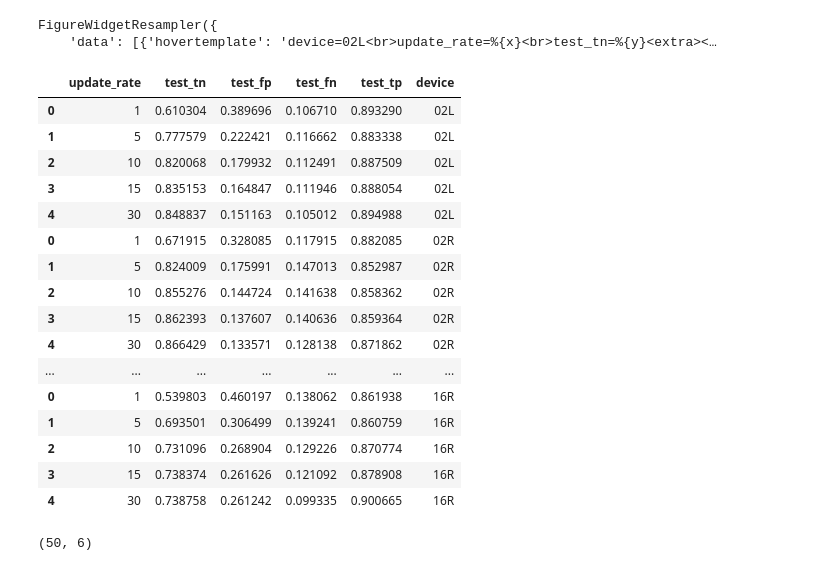
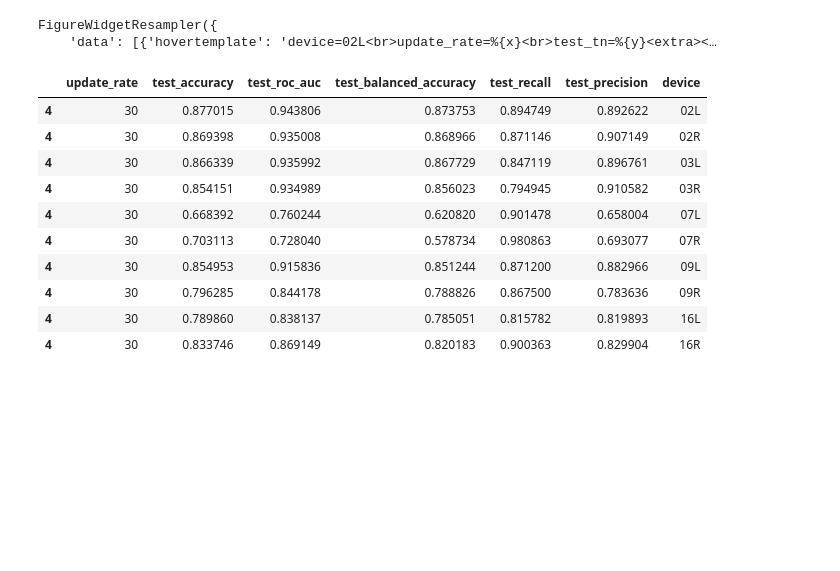
Before and after one commit to claysmyth/LittleStarr, a Jupyter notebook: notebooks/device_feature_sel_and_class_playground.ipynb, the cells around one changed output. Cells and saved outputs as stored; diff of their text form; code cells hidden in the pictures; blank space fills up the shorter version.

```diff
--- a/notebooks/device_feature_sel_and_class_playground.ipynb
+++ b/notebooks/device_feature_sel_and_class_playground.ipynb
@@ -247,7 +321,0 @@ shape: (5, 15)
-# %%
-device = '02L'
-sessions = df_grouped.select('SessionIdentity').unique().to_dict(as_series=False)['SessionIdentity']
-settings = get_settings_for_pb_calcs(device, con, sessions, 'SessionIdentity')
-print(settings)
-gains = get_gains_from_settings_dict(settings, sessions, 'SessionIdentity', device, con)
-print(gains)
@@ -430,18 +321,0 @@ df_grouped.height
-# %%
-# Expand FFT list into columns, then plot in long-form with Altair
-start = 2
-length = 118
-
-for i in ['BG', 'key2', 'key3']:
-    df_pd = (df_grouped.select([
-        pl.col('fft_' + i).arr.slice(start, length).arr.to_struct()
-    ]
-    ).unnest('fft_' + i)
-        .melt(
-        value_vars=pl.select(pl.col(('^field.*$')))
-    )
-    ).to_pandas()
-
-    sns.boxplot(data=df_pd, x='variable', y='value', orient='v', showfliers=False)
-    plt.show()
-    # Something seems odd at the higher powerbands, all 0 with no variance?.. verify with embedded calculation with both DF grouping methods
@@ -748,8 +985,13 @@ def confusion_matrix_scorer(clf, X, y):
 # %%
+%%time
+
+# NOTE: O7 gets bad results because Powerband values were switched in some sessions... need to exclude those sessions for realistic classification results
 update_rates = [1, 5, 10, 15, 30]
 devices = ['02L', '02R', '03L', '03R', '07L', '07R', '09L', '09R', '16L', '16R']
+#devices = ['02L', '02R']
 sleep_stage_mapping = {2: 1, 3: 1, 4: 0, 5: 0, 6: 0}
-repeat_cv = False
+repeat_cv = False # For just calculating accuracy
+np.random.seed(seed=1)
 
 for i, device in enumerate(devices):
    print(device)
@@ -757,8 +999,11 @@ for i, device in enumerate(devices):
       scores = []
       scores_var = []
    else:
-      cv_results = {'test_tn': [], 'test_fp': [], 'test_fn': [], 'test_tp': []}
+      #cv_results = {'test_tn': [], 'test_fp': [], 'test_fn': [], 'test_tp': []}
+      #cv_results = {'test_accuracy': [], 'test_auc': [], 'test_balanced_accuracy': []}
+      cv_results = {'test_accuracy': [], 'test_roc_auc': [], 'test_balanced_accuracy': [], 'test_recall': [], 'test_precision': []}
    df = get_device_as_pl_df(device, con)
+
    for update_rate in update_rates:
       data_for_baseline = (df.filter(pl.col('Power_Band8').is_not_null())
                            .with_row_count().with_columns([
@@ -791,9 +1036,10 @@ for i, device in enumerate(devices):
          scores.append(np.mean(scores_tmp))
          scores_var.append(np.std(scores_tmp))
       else:
+
          cv_results_tmp = cross_validate(model, X, y, cv=5,
-                      scoring=confusion_matrix_scorer)
-         print(cv_results_tmp)
+                      scoring=['accuracy', 'roc_auc', 'balanced_accuracy', 'recall', 'precision'])
+
          [cv_results[k].extend([np.mean(v)]) for (k, v) in cv_results_tmp.items() if k in cv_results.keys()]
 
    if repeat_cv:
@@ -843,29 +1115,19 @@ px.line(df_scores, x='update_rate', y='test_tn', color='device', labels={'x': 'U
 # %% [output]
 FigureWidgetResampler({
     'data': [{'hovertemplate': 'device=02L<br>update_rate=%{x}<br>test_tn=%{y}<extra><…
-# %%
-df_scores
-# %% [output]
-|  | update_rate | test_tn | test_fp | test_fn | test_tp | device |
-| 0 | 1 | 0.610304 | 0.389696 | 0.106710 | 0.893290 | 02L |
-| 1 | 5 | 0.777579 | 0.222421 | 0.116662 | 0.883338 | 02L |
-| 2 | 10 | 0.820068 | 0.179932 | 0.112491 | 0.887509 | 02L |
-| 3 | 15 | 0.835153 | 0.164847 | 0.111946 | 0.888054 | 02L |
-| 4 | 30 | 0.848837 | 0.151163 | 0.105012 | 0.894988 | 02L |
-| 0 | 1 | 0.671915 | 0.328085 | 0.117915 | 0.882085 | 02R |
-| 1 | 5 | 0.824009 | 0.175991 | 0.147013 | 0.852987 | 02R |
-| 2 | 10 | 0.855276 | 0.144724 | 0.141638 | 0.858362 | 02R |
-| 3 | 15 | 0.862393 | 0.137607 | 0.140636 | 0.859364 | 02R |
-| 4 | 30 | 0.866429 | 0.133571 | 0.128138 | 0.871862 | 02R |
-| ... | ... | ... | ... | ... | ... | ... |
-| 0 | 1 | 0.539803 | 0.460197 | 0.138062 | 0.861938 | 16R |
-| 1 | 5 | 0.693501 | 0.306499 | 0.139241 | 0.860759 | 16R |
-| 2 | 10 | 0.731096 | 0.268904 | 0.129226 | 0.870774 | 16R |
-| 3 | 15 | 0.738374 | 0.261626 | 0.121092 | 0.878908 | 16R |
-| 4 | 30 | 0.738758 | 0.261242 | 0.099335 | 0.900665 | 16R |
+# %%
+df_scores[df_scores['update_rate'] == 30]
+# %% [output]
+|  | update_rate | test_accuracy | test_roc_auc | test_balanced_accuracy | test_recall | test_precision | device |
+| 4 | 30 | 0.877015 | 0.943806 | 0.873753 | 0.894749 | 0.892622 | 02L |
+| 4 | 30 | 0.869398 | 0.935008 | 0.868966 | 0.871146 | 0.907149 | 02R |
+| 4 | 30 | 0.866339 | 0.935992 | 0.867729 | 0.847119 | 0.896761 | 03L |
+| 4 | 30 | 0.854151 | 0.934989 | 0.856023 | 0.794945 | 0.910582 | 03R |
+| 4 | 30 | 0.668392 | 0.760244 | 0.620820 | 0.901478 | 0.658004 | 07L |
+| 4 | 30 | 0.703113 | 0.728040 | 0.578734 | 0.980863 | 0.693077 | 07R |
+| 4 | 30 | 0.854953 | 0.915836 | 0.851244 | 0.871200 | 0.882966 | 09L |
+| 4 | 30 | 0.796285 | 0.844178 | 0.788826 | 0.867500 | 0.783636 | 09R |
+| 4 | 30 | 0.789860 | 0.838137 | 0.785051 | 0.815782 | 0.819893 | 16L |
+| 4 | 30 | 0.833746 | 0.869149 | 0.820183 | 0.900363 | 0.829904 | 16R |
 # %%
 # TODO: Implement a funciton that visualizes the LDA boundary line. Check sleep class directory
-# %%
-df_scores.shape
-# %% [output]
-(50, 6)
```
Also changed, not shown: parts of 91 cells of this notebook, 10 other files.
